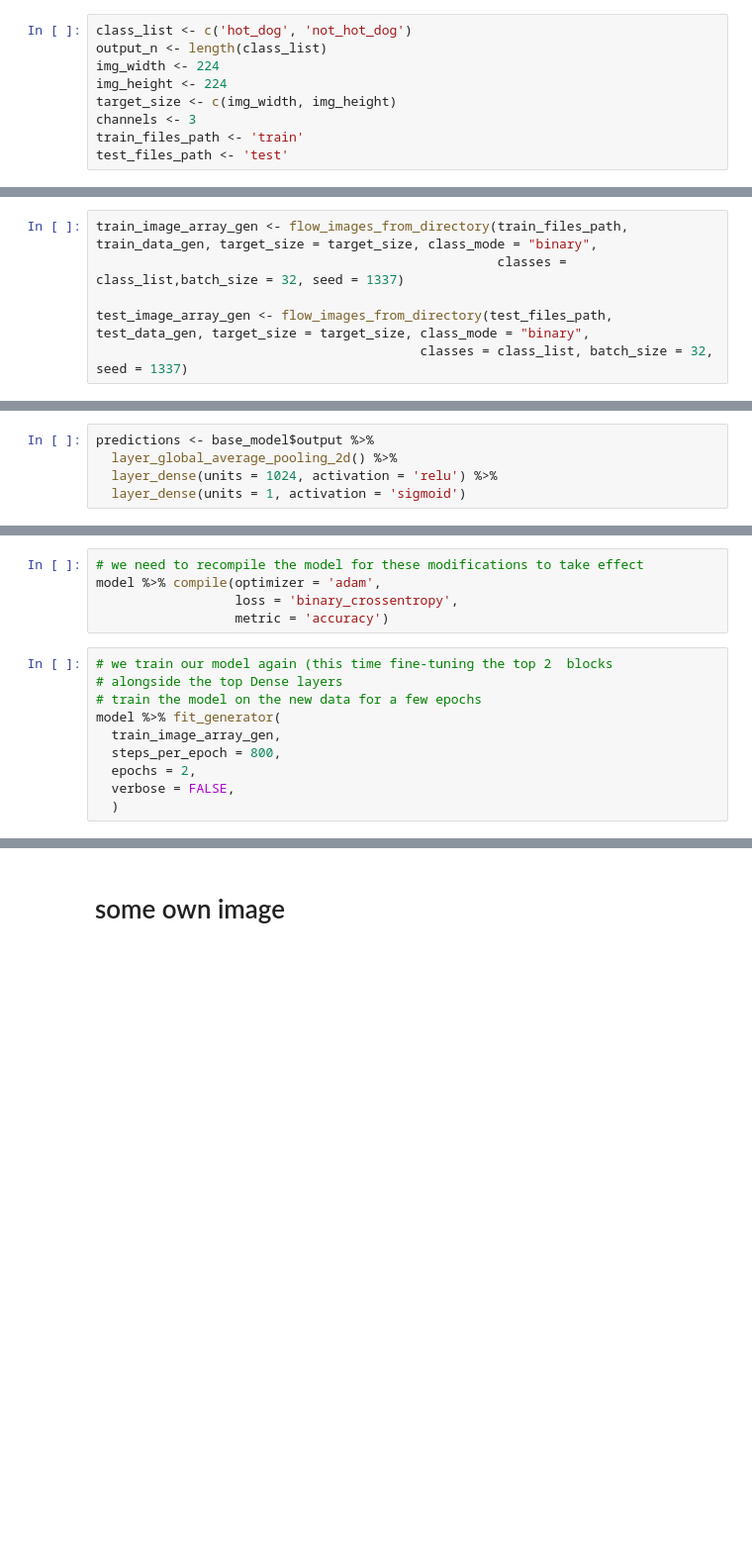
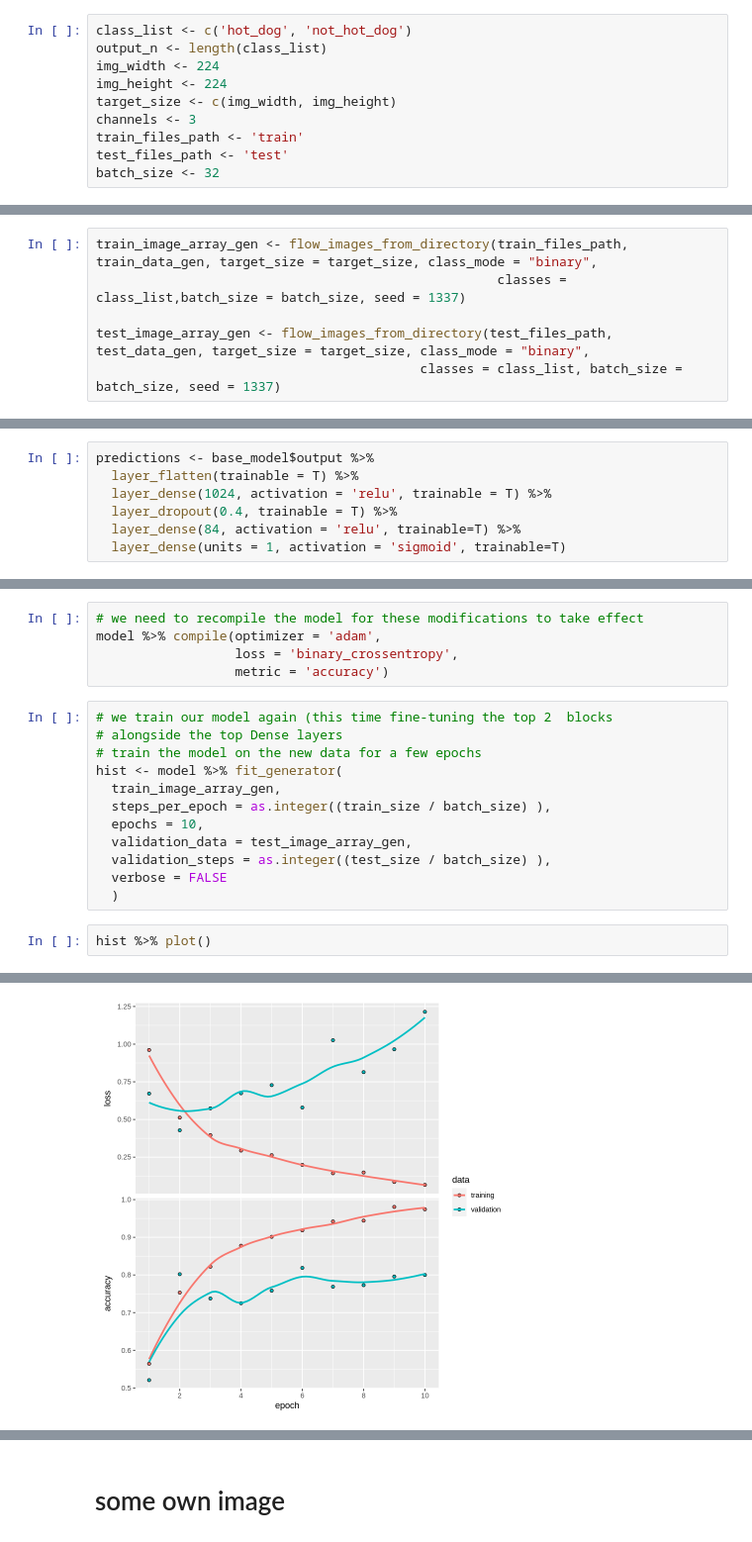
Before and after one commit to SDS-AAU/SDS-master, a Jupyter notebook: M3/exercises/CNN_workshop_R.ipynb, the cells around one changed output, grey strips where cells are left out. Shown at 99% size. Drawn from its saved outputs; the diff is of its cells as text; blank space fills up the shorter version.

```diff
--- a/M3/exercises/CNN_workshop_R.ipynb
+++ b/M3/exercises/CNN_workshop_R.ipynb
@@ -80,15 +65,16 @@ target_size <- c(img_width, img_height)
 channels <- 3
 train_files_path <- 'train'
 test_files_path <- 'test'
+batch_size <- 32
 # %%
 train_data_gen = image_data_generator(rescale = 1/255, shear_range = 0.2, zoom_range = 0.2, horizontal_flip = TRUE)
 test_data_gen <- image_data_generator(rescale = 1/255)
 # %%
 train_image_array_gen <- flow_images_from_directory(train_files_path, train_data_gen, target_size = target_size, class_mode = "binary",
-                                                    classes = class_list,batch_size = 32, seed = 1337)
+                                                    classes = class_list,batch_size = batch_size, seed = 1337)
 
 test_image_array_gen <- flow_images_from_directory(test_files_path, test_data_gen, target_size = target_size, class_mode = "binary",
-                                          classes = class_list, batch_size = 32, seed = 1337)
+                                          classes = class_list, batch_size = batch_size, seed = 1337)
 # %% [markdown]
 # Loading pretrained model
 
@@ -101,9 +87,11 @@ base_model <- application_vgg16(
   input_shape = c(img_height, img_width, channels))
 # %%
 predictions <- base_model$output %>%
-  layer_global_average_pooling_2d() %>%
-  layer_dense(units = 1024, activation = 'relu') %>%
-  layer_dense(units = 1, activation = 'sigmoid')
+  layer_flatten(trainable = T) %>%
+  layer_dense(1024, activation = 'relu', trainable = T) %>%
+  layer_dropout(0.4, trainable = T) %>%
+  layer_dense(84, activation = 'relu', trainable=T) %>%
+  layer_dense(units = 1, activation = 'sigmoid', trainable=T)
 # %%
 # this is the model we will train
 model <- keras_model(inputs = base_model$input, outputs = predictions)
@@ -164,9 +132,14 @@ model %>% compile(optimizer = 'adam',
 # we train our model again (this time fine-tuning the top 2  blocks
 # alongside the top Dense layers
 # train the model on the new data for a few epochs
-model %>% fit_generator(
+hist <- model %>% fit_generator(
   train_image_array_gen,
-  steps_per_epoch = 800,
-  epochs = 2,
-  verbose = FALSE,
+  steps_per_epoch = as.integer((train_size / batch_size) ),
+  epochs = 10,
+  validation_data = test_image_array_gen,
+  validation_steps = as.integer((test_size / batch_size) ),
+  verbose = FALSE
   )
+# %%
+hist %>% plot()
+# %% [output]
@@ -173,3 +147,4 @@ model %>% fit_generator(
+[figure, added]
 # %%
 model %>% evaluate_generator(test_image_array_gen, steps=500)
 # %% [output]
```
Also changed, not shown: parts of 10 cells of this notebook.
